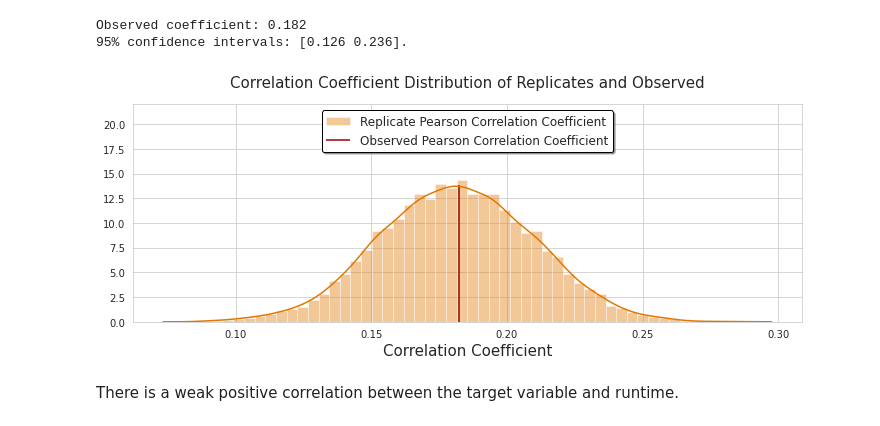
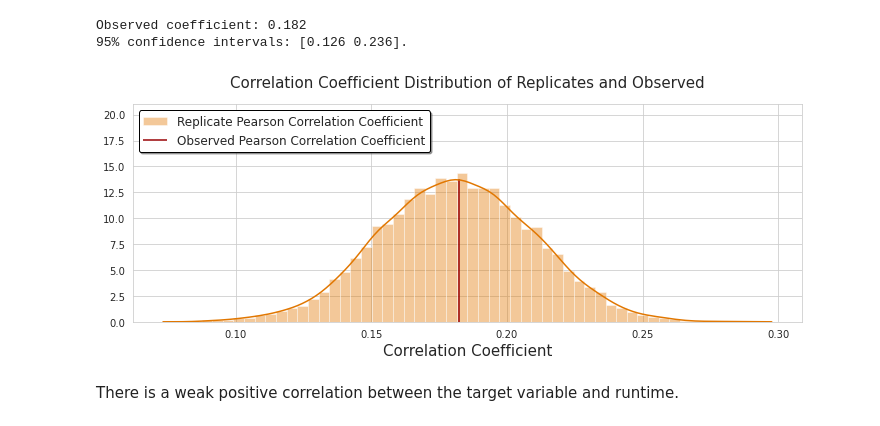
Before and after one commit to christianspybrook/movie_actor_tree_ensembles, a Jupyter notebook: statistical_analysis/capstone2_statistical_analysis.ipynb, the cells around one changed output. Drawn from its saved outputs; the diff is of its cells as text; code cells hidden in the pictures.

```diff
--- a/statistical_analysis/capstone2_statistical_analysis.ipynb
+++ b/statistical_analysis/capstone2_statistical_analysis.ipynb
@@ -728,21 +728,21 @@ Observed coefficient: 0.182
 # %%
 # plot permutation replicates and compare with observed correlation
 
-plt.ylim(0, 22)
+plt.ylim(0, 21)
 
 plt.vlines(corr_obs_rev_runtime, ymin=0, ymax=13.8, colors=mp.colors(2),
            label='Observed Pearson Correlation Coefficient')
 sns.distplot(corr_replicates_rev_runtime, color=mp.colors(5),
              label='Replicate Pearson Correlation Coefficient')
 
 plt.xlabel('Correlation Coefficient', fontsize=15)
 
-plt.legend(loc=9, fontsize='large', fancybox=True, shadow=True, edgecolor='k')
+plt.legend(loc=2, fontsize='large', fancybox=True, shadow=True, edgecolor='k')
 plt.title(
     'Correlation Coefficient Distribution of Replicates and Observed',
     fontsize=15, y=1.05);
 # %% [output]
-[figure, old version]
+[figure, new version]
 # %% [markdown]
 There is a weak positive correlation between the target variable and runtime.
 # %% [markdown]
```
Also changed, not shown: parts of 7 cells of this notebook.
